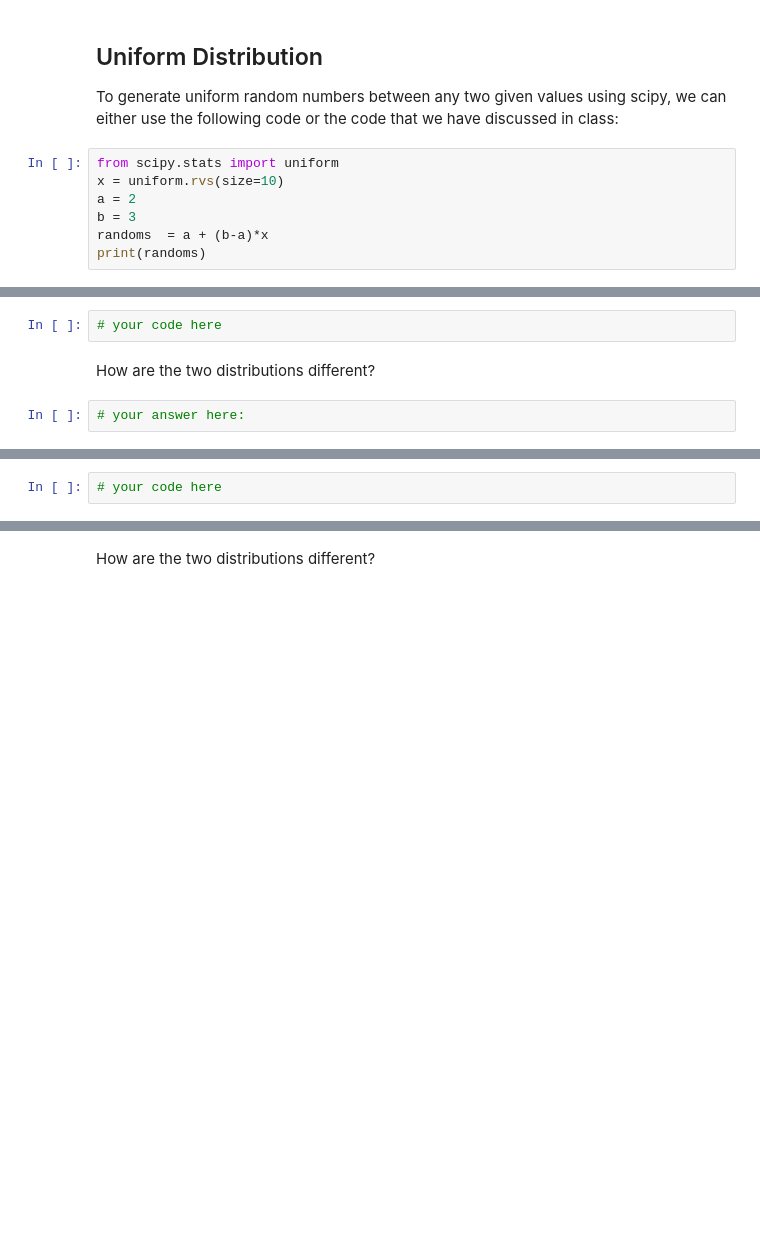
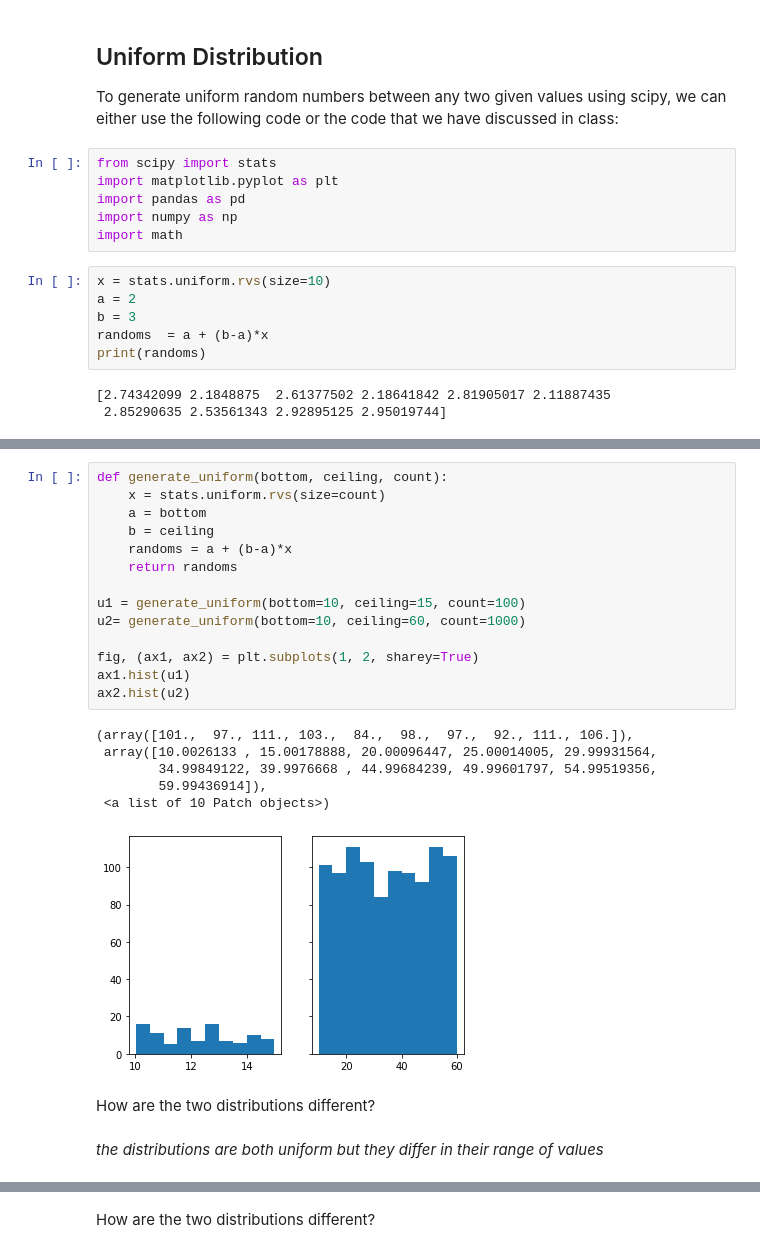
Before and after one commit to ta-data-lis/lab-probability-distributions, a Jupyter notebook: your-code/continuous.ipynb, the cells around one changed output, grey strips where cells are left out. Drawn from its saved outputs; the diff is of its cells as text; blank space fills up the shorter version.

```diff
--- a/your-code/continuous.ipynb
+++ b/your-code/continuous.ipynb
@@ -16,13 +16,21 @@ Use either or both of the lbraries in this exercise.
 
 To generate uniform random numbers between any two given values using scipy, we can either use the following code or the code that we have
 discussed in class:
+# %%
+from scipy import stats
+import matplotlib.pyplot as plt
+import pandas as pd
+import numpy as np
+import math
 # %%
-from scipy.stats import uniform
-x = uniform.rvs(size=10)
+x = stats.uniform.rvs(size=10)
 a = 2
 b = 3
 randoms  = a + (b-a)*x
 print(randoms)
+# %% [output]
+[2.74342099 2.1848875  2.61377502 2.18641842 2.81905017 2.11887435
+ 2.85290635 2.53561343 2.92895125 2.95019744]
 # %% [markdown]
 **Your task:**
 
@@ -42,12 +50,31 @@ print(randoms)
 Your output should look like below:
 
 ![uniform distribution](ud.png)
-# %%
-# your code here
+# %%
+def generate_uniform(bottom, ceiling, count):
+    x = stats.uniform.rvs(size=count)
+    a = bottom
+    b = ceiling
+    randoms = a + (b-a)*x
+    return randoms
+
+u1 = generate_uniform(bottom=10, ceiling=15, count=100)
+u2= generate_uniform(bottom=10, ceiling=60, count=1000)
+
+fig, (ax1, ax2) = plt.subplots(1, 2, sharey=True)
+ax1.hist(u1)
+ax2.hist(u2)
+# %% [output]
+(array([101.,  97., 111., 103.,  84.,  98.,  97.,  92., 111., 106.]),
+ array([10.0026133 , 15.00178888, 20.00096447, 25.00014005, 29.99931564,
+        34.99849122, 39.9976668 , 44.99684239, 49.99601797, 54.99519356,
+        59.99436914]),
+ <a list of 10 Patch objects>)
+[figure, added]
 # %% [markdown]
 How are the two distributions different?
-# %%
-# your answer here:
+# %% [markdown]
+*the distributions are both uniform but they differ in their range of values*
 # %% [markdown]
 ## Normal Distribution
 
@@ -59,5 +86,3 @@ How are the two distributions different?
 Expected output:
 
 ![normal distribution](nd.png)
-# %%
-# your code here
```
Also changed, not shown: parts of 20 cells of this notebook, 1 other file.
